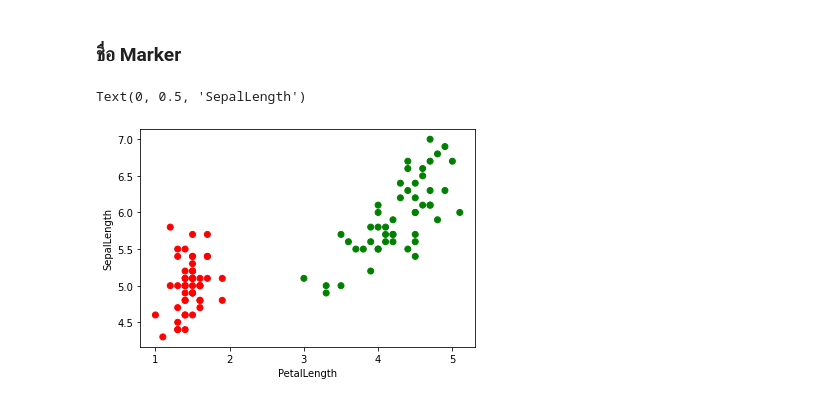
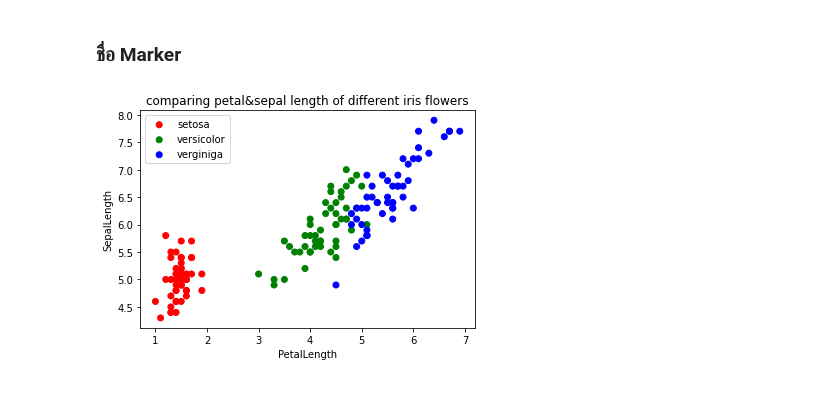
Before and after one commit to nichakornchaisuwan/data_viz_2022, a Jupyter notebook: DataViz02_Data_Distribution.ipynb, the cells around one changed output. Saved outputs shown, nothing was run; the diff lists cells and outputs as text; code cells hidden in the pictures.

```diff
--- a/DataViz02_Data_Distribution.ipynb
+++ b/DataViz02_Data_Distribution.ipynb
@@ -73,8 +73,10 @@ Text(0, 0.5, 'SepalLength')
 # %%
 plt.scatter(df['PetalLength'][:50],df['SepalLength'][:50],c=df2['Name'][:50],label='setosa')
 plt.scatter(df['PetalLength'][50:100],df['SepalLength'][50:100],c=df2['Name'][50:100],label='versicolor')
+plt.scatter(df['PetalLength'][100:150],df['SepalLength'][100:150],c=df2['Name'][100:150],label='verginiga')
+plt.legend()
 plt.xlabel('PetalLength')
 plt.ylabel('SepalLength')
+plt.title('comparing petal&sepal length of different iris flowers');
 # %% [output]
-Text(0, 0.5, 'SepalLength')
-[figure, old version]
+[figure, new version]
```
Also changed, not shown: parts of 11 cells of this notebook.
